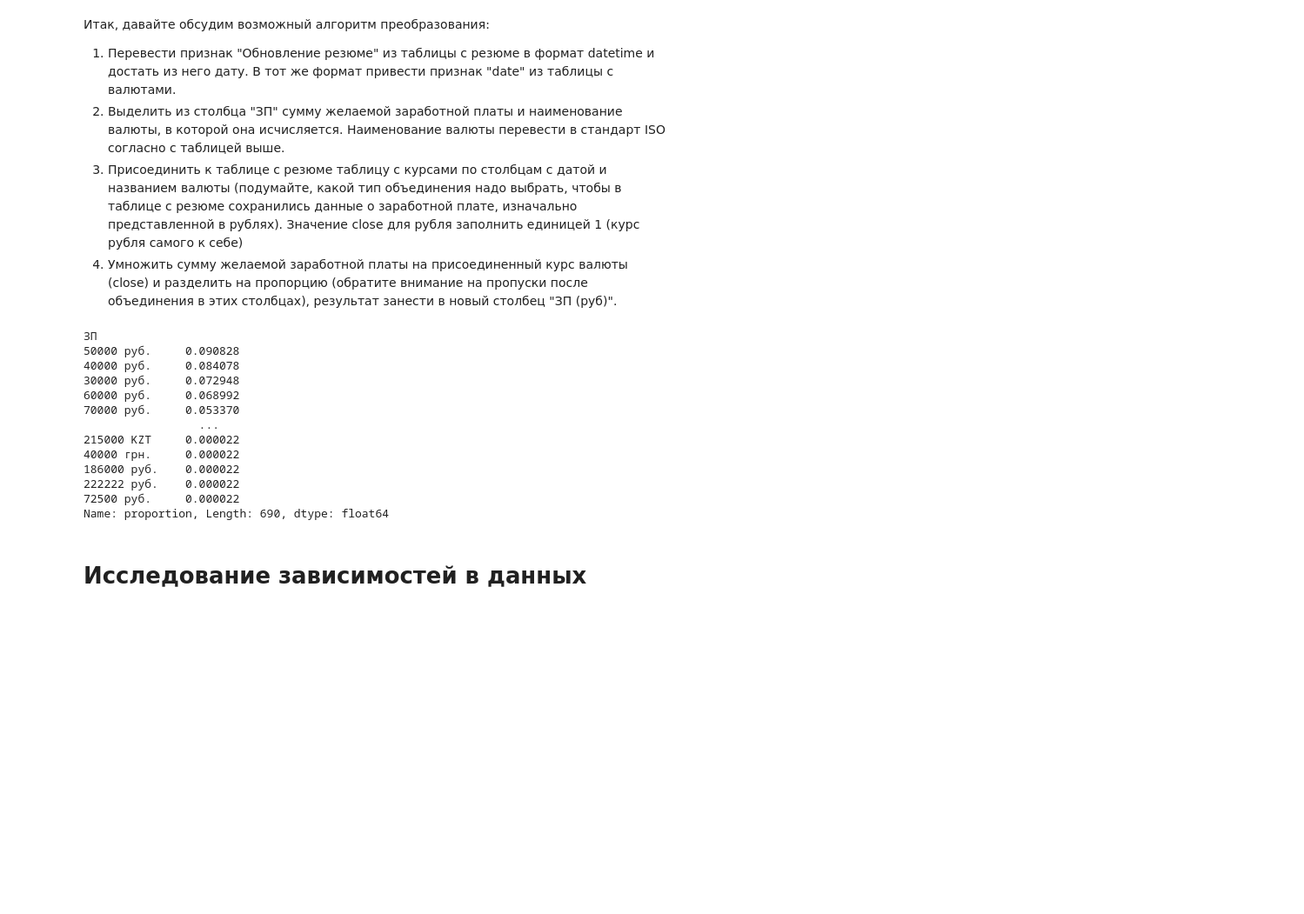
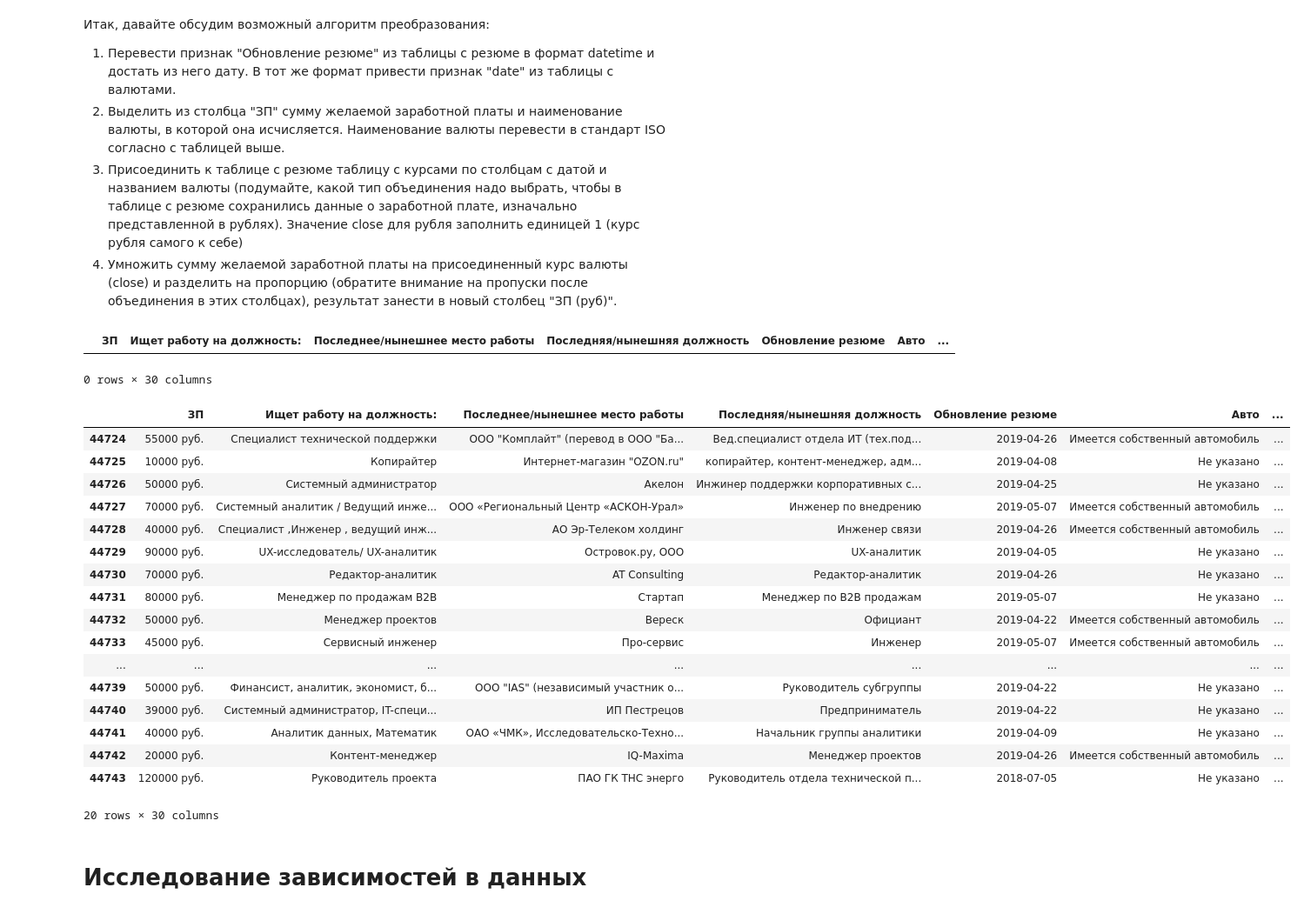
Before and after one commit to govoridaa/SF, a Jupyter notebook: PROJECT-1. Анализ резюме из HeadHunter/Project-1._Ноутбук-шаблон.ipynb, the cells around one changed output. Shown: that part at 87% size. Cells and saved outputs as stored; diff of their text form; code cells hidden in the pictures; blank space fills up the shorter version.

```diff
--- a/PROJECT-1. Анализ резюме из HeadHunter/Project-1._Ноутбук-шаблон.ipynb
+++ b/PROJECT-1. Анализ резюме из HeadHunter/Project-1._Ноутбук-шаблон.ipynb
@@ -285,8 +285,8 @@ for i, y in zip(employments,schedule):
 print(hh_database_copy[hh_database_copy["проектная работа"] & hh_database_copy["волонтерство"]].shape[0])
 # Сколько людей хотят работать вахтовым методом и с гибким графиком (в обоих столбцах стоит True)?
 print(hh_database_copy[hh_database_copy["гибкий график"] & hh_database_copy["вахтовый метод"]].shape[0])
-hh_database_copy=hh_database_copy.drop("Занятость")
-hh_database_copy=hh_database_copy.drop("График")
+hh_database_copy=hh_database_copy.drop(columns=["Занятость", "График"])
+display(hh_database_copy.info())
 # %% [output]
 436
 2311
@@ -329,26 +344,67 @@ KeyError: "['Занятость'] not found in axis"
 3. Присоединить к таблице с резюме таблицу с курсами по столбцам с датой и названием валюты (подумайте, какой тип объединения надо выбрать, чтобы в таблице с резюме сохранились данные о заработной плате, изначально представленной в рублях). Значение close для рубля заполнить единицей 1 (курс рубля самого к себе)
 4. Умножить сумму желаемой заработной платы на присоединенный курс валюты (close) и разделить на пропорцию (обратите внимание на пропуски после объединения в этих столбцах), результат занести в новый столбец "ЗП (руб)".
 # %%
+# экспортируем файл
 exchangeRates=pd.read_csv("C:\SkillFactory\PROJECT-1. Анализ резюме из HeadHunter\data\ExchangeRates.csv")
-exchangeRates_copy=ExchangeRates.copy()
+# создаем копию файла
+exchangeRates_copy=exchangeRates.copy()
+# меняем тип даты
 exchangeRates_copy["date"]=pd.to_datetime(exchangeRates_copy["date"], dayfirst=True).dt.date
 hh_database_copy["Обновление резюме"]=pd.to_datetime(hh_database_copy["Обновление резюме"], dayfirst=True).dt.date
-hh_database_copy["ЗП"].value_counts(normalize=True)
-#display(exchangeRates_copy)
+exchangeRates_copy=exchangeRates_copy.drop(columns=["per", "time", "vol"], axis=1)
+# функция для выбора суммы
+def selary_sum(arg):
+    selary_s=float(arg.split(" ")[0])
+    return selary_s
+# функция для выбора типа валюты и приведения ее к общему стандарту
+def selary_currency(arg):
+    selary_c=arg.split(" ")[1]
+    if selary_c=="грн":
+        return "UAH"
+    if selary_c=="бел.руб":
+        return "BYN"
+    if selary_c=="сум":
+        return "UZS"
+    else:
+        return selary_c
+# создаем новые колонки
+hh_database_copy["ЗП сумма"]=hh_database_copy["ЗП"].apply(selary_sum)
+hh_database_copy["ЗП валюта"]=hh_database_copy["ЗП"].apply(selary_currency)
+merge=hh_database_copy.merge(
+    exchangeRates_copy,
+    left_on=["Обновление резюме", "ЗП валюта"],
+    right_on=["date", "currency"],
+    how="left"
+)
+value={"close" : 1, "proportion" : 1}
+merge=merge.fillna(value)
+
+merge["ЗП (руб)"]=merge["ЗП сумма"]*merge["close"]/merge["proportion"]
+merge["ЗП (руб)"].median()
+display(merge[merge["ЗП валюта"]=="BYN"])
+# display(exchangeRates_copy)
+merge.iloc[-20:]
 # %% [output]
+|  | ЗП | Ищет работу на должность: | Последнее/нынешнее место работы | Последняя/нынешняя должность | Обновление резюме | Авто | ... |
-ЗП
-50000 руб.     0.090828
-40000 руб.     0.084078
-30000 руб.     0.072948
-60000 руб.     0.068992
-70000 руб.     0.053370
-                 ...
-215000 KZT     0.000022
-40000 грн.     0.000022
-186000 руб.    0.000022
-222222 руб.    0.000022
-72500 руб.     0.000022
-Name: proportion, Length: 690, dtype: float64
+0 rows × 30 columns
+|  | ЗП | Ищет работу на должность: | Последнее/нынешнее место работы | Последняя/нынешняя должность | Обновление резюме | Авто | ... |
+| 44724 | 55000 руб. | Специалист технической поддержки | ООО "Комплайт" (перевод в ООО "Ба... | Вед.специалист отдела ИТ (тех.под... | 2019-04-26 | Имеется собственный автомобиль | ... |
+| 44725 | 10000 руб. | Копирайтер | Интернет-магазин "OZON.ru" | копирайтер, контент-менеджер, адм... | 2019-04-08 | Не указано | ... |
+| 44726 | 50000 руб. | Системный администратор | Акелон | Инжинер поддержки корпоративных с... | 2019-04-25 | Не указано | ... |
+| 44727 | 70000 руб. | Системный аналитик / Ведущий инже... | ООО «Региональный Центр «АСКОН-Урал» | Инженер по внедрению | 2019-05-07 | Имеется собственный автомобиль | ... |
+| 44728 | 40000 руб. | Специалист ,Инженер , ведущий инж... | АО Эр-Телеком холдинг | Инженер связи | 2019-04-26 | Имеется собственный автомобиль | ... |
+| 44729 | 90000 руб. | UX-исследователь/ UX-аналитик | Островок.ру, ООО | UX-аналитик | 2019-04-05 | Не указано | ... |
+| 44730 | 70000 руб. | Редактор-аналитик | AT Consulting | Редактор-аналитик | 2019-04-26 | Не указано | ... |
+| 44731 | 80000 руб. | Менеджер по продажам B2B | Стартап | Менеджер по B2B продажам | 2019-05-07 | Не указано | ... |
+| 44732 | 50000 руб. | Менеджер проектов | Вереск | Официант | 2019-04-22 | Имеется собственный автомобиль | ... |
+| 44733 | 45000 руб. | Сервисный инженер | Про-сервис | Инженер | 2019-05-07 | Имеется собственный автомобиль | ... |
+| ... | ... | ... | ... | ... | ... | ... | ... |
+| 44739 | 50000 руб. | Финансист, аналитик, экономист, б... | ООО "IAS" (независимый участник о... | Руководитель субгруппы | 2019-04-22 | Не указано | ... |
+| 44740 | 39000 руб. | Системный администратор, IT-специ... | ИП Пестрецов | Предприниматель | 2019-04-22 | Не указано | ... |
+| 44741 | 40000 руб. | Аналитик данных, Математик | ОАО «ЧМК», Исследовательско-Техно... | Начальник группы аналитики | 2019-04-09 | Не указано | ... |
+| 44742 | 20000 руб. | Контент-менеджер | IQ-Maxima | Менеджер проектов | 2019-04-26 | Имеется собственный автомобиль | ... |
+| 44743 | 120000 руб. | Руководитель проекта | ПАО ГК ТНС энерго | Руководитель отдела технической п... | 2018-07-05 | Не указано | ... |
+20 rows × 30 columns
 # %% [markdown]
 # Исследование зависимостей в данных
 # %% [markdown]
```
Also changed, not shown: parts of 1 cell of this notebook.
